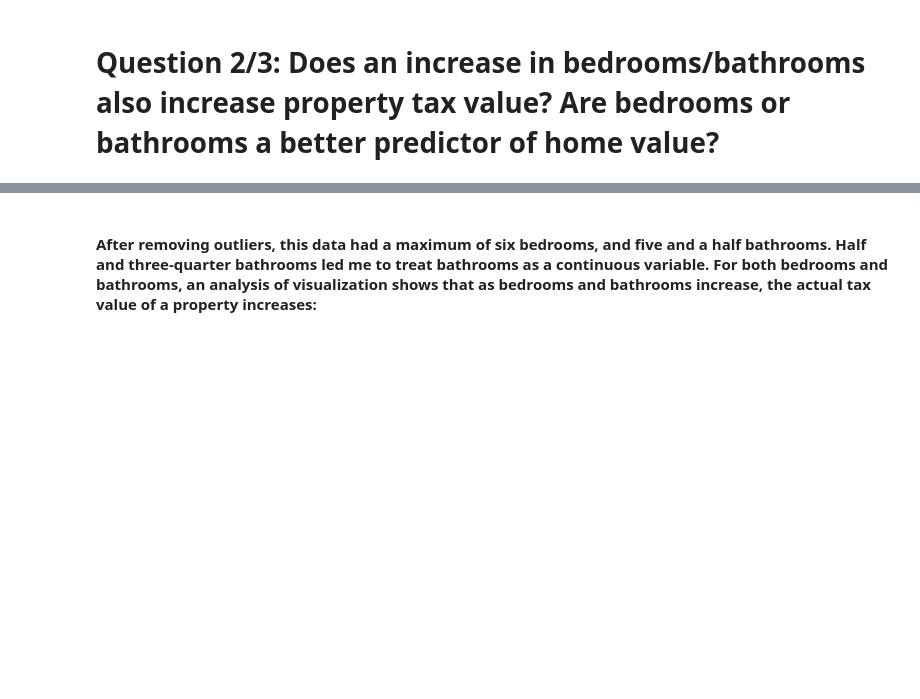
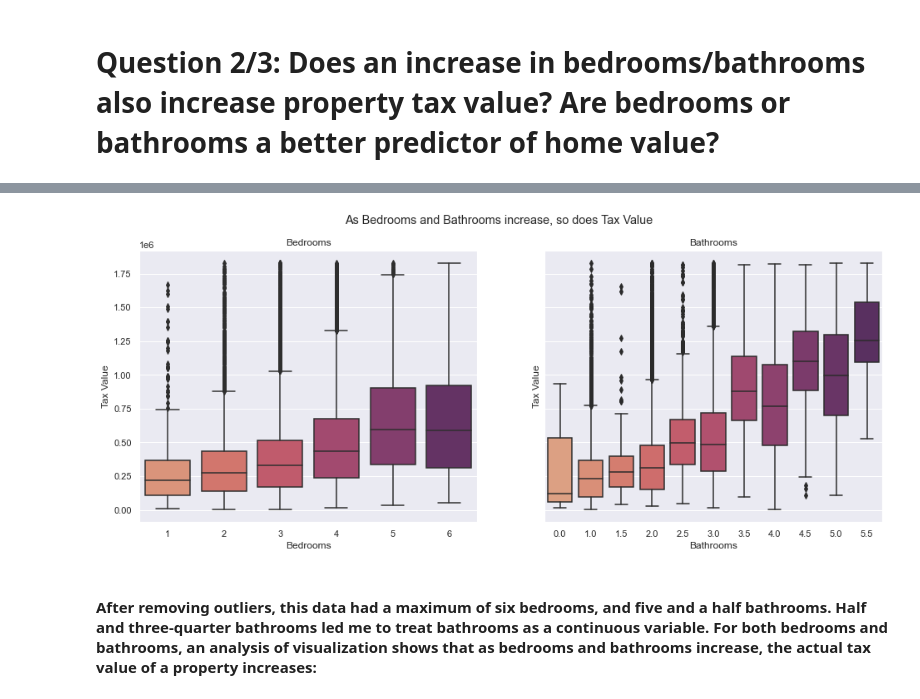
Before and after one commit to cristinalucin/regression-project, a Jupyter notebook: Zillow Final Report.ipynb, the cells around one changed output, grey strips where cells are left out. Saved outputs shown, nothing was run; the diff lists cells and outputs as text; code cells hidden in the pictures; blank space fills up the shorter version.

```diff
--- a/Zillow Final Report.ipynb
+++ b/Zillow Final Report.ipynb
@@ -180,3 +183,8 @@ e.get_hist_bedbath(train)
+# %%
+#Visualize bedrooms and bathrooms vs. Tax Value
+e.bed_bath_viz(train)
+# %% [output]
+[figure, added]
 # %% [markdown]
 #### After removing outliers, this data had a maximum of six bedrooms, and five and a half bathrooms. Half and three-quarter bathrooms led me to treat bathrooms as a continuous variable. For both bedrooms and bathrooms, an analysis of visualization shows that as bedrooms and bathrooms increase, the actual tax value of a property increases:
 # %%
```
Also changed, not shown: parts of 37 cells of this notebook, 3 other files.
